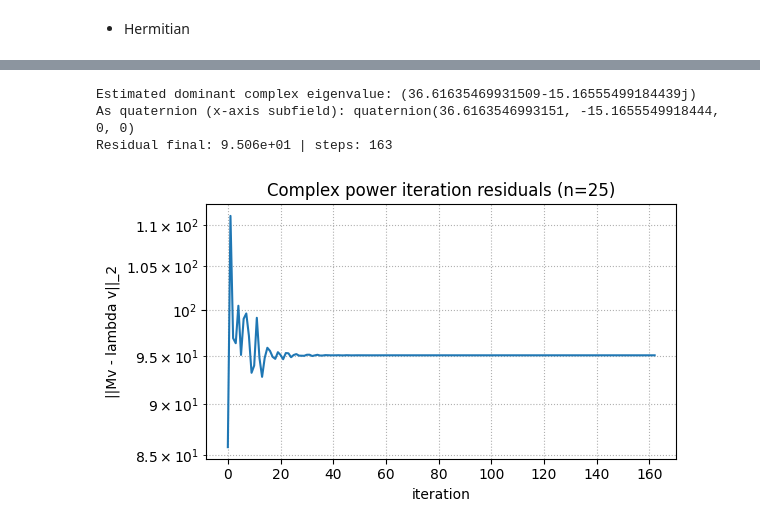
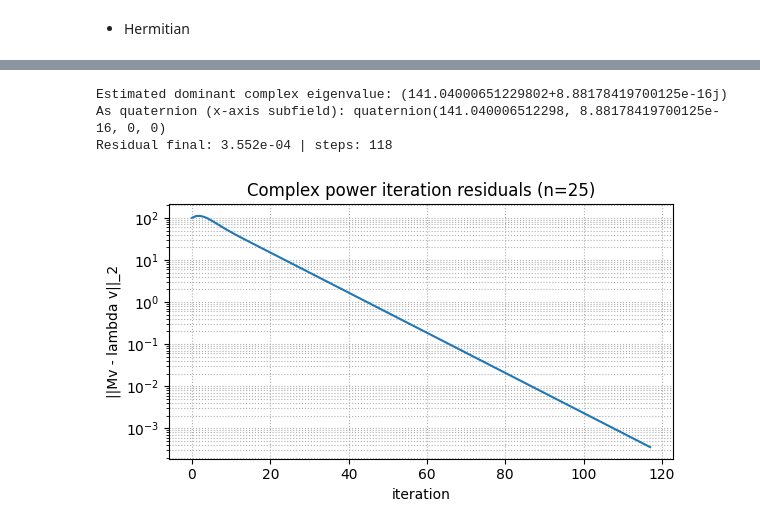
Before and after one commit to vleplat/QuatIca, a Jupyter notebook: QuatIca_Core_Functionality_Demo.ipynb, the cells around one changed output, grey strips where cells are left out. Drawn from its saved outputs; the diff is of its cells as text; code cells hidden in the pictures.

Commit message:
demo: update QuatIca_Core_Functionality_Demo.ipynb; remove deprecated unit/validation tests

```diff
--- a/QuatIca_Core_Functionality_Demo.ipynb
+++ b/QuatIca_Core_Functionality_Demo.ipynb
@@ -1043,35 +860,37 @@ if core_path not in sys.path:
 
 from core.data_gen import create_test_matrix
 from core.utils import power_iteration_nonhermitian
 
 n = 25
 A_rand = create_test_matrix(n, n)
+# A_rand = quat_matmat(quat_hermitian(A_rand),A_rand)
+A_rand = (A_rand + quat_hermitian(A_rand))/2
 
 q_vec, lambda_complex, residuals = power_iteration_nonhermitian(
     A_rand,
     max_iterations=3000,
     eig_tol=1e-12,
     res_tol=1e-10,
-    seed=0,
+    seed=42,
     return_vector=True,
 )
 
 lam_q = quaternion.quaternion(float(np.real(lambda_complex)), float(np.imag(lambda_complex)), 0.0, 0.0)
 print(f"Estimated dominant complex eigenvalue: {lambda_complex}")
 print(f"As quaternion (x-axis subfield): {lam_q}")
 print(f"Residual final: {residuals[-1] if residuals else float('nan'):.3e} | steps: {len(residuals)}")
 
 plt.figure(figsize=(6, 3.5))
 if residuals:
     plt.semilogy(residuals)
 plt.title(f"Complex power iteration residuals (n={n})")
 plt.xlabel("iteration")
 plt.ylabel("||Mv - lambda v||_2")
 plt.grid(True, which="both", ls=":")
 plt.tight_layout()
 plt.show()
 # %% [output]
-Estimated dominant complex eigenvalue: (36.61635469931509-15.16555499184439j)
-As quaternion (x-axis subfield): quaternion(36.6163546993151, -15.1655549918444, 0, 0)
-Residual final: 9.506e+01 | steps: 163
+Estimated dominant complex eigenvalue: (141.04000651229802+8.88178419700125e-16j)
+As quaternion (x-axis subfield): quaternion(141.040006512298, 8.88178419700125e-16, 0, 0)
+Residual final: 3.552e-04 | steps: 118
-[figure, old version]
+[figure, new version]
```
Also changed, not shown: parts of 23 cells of this notebook, 6 other files.
